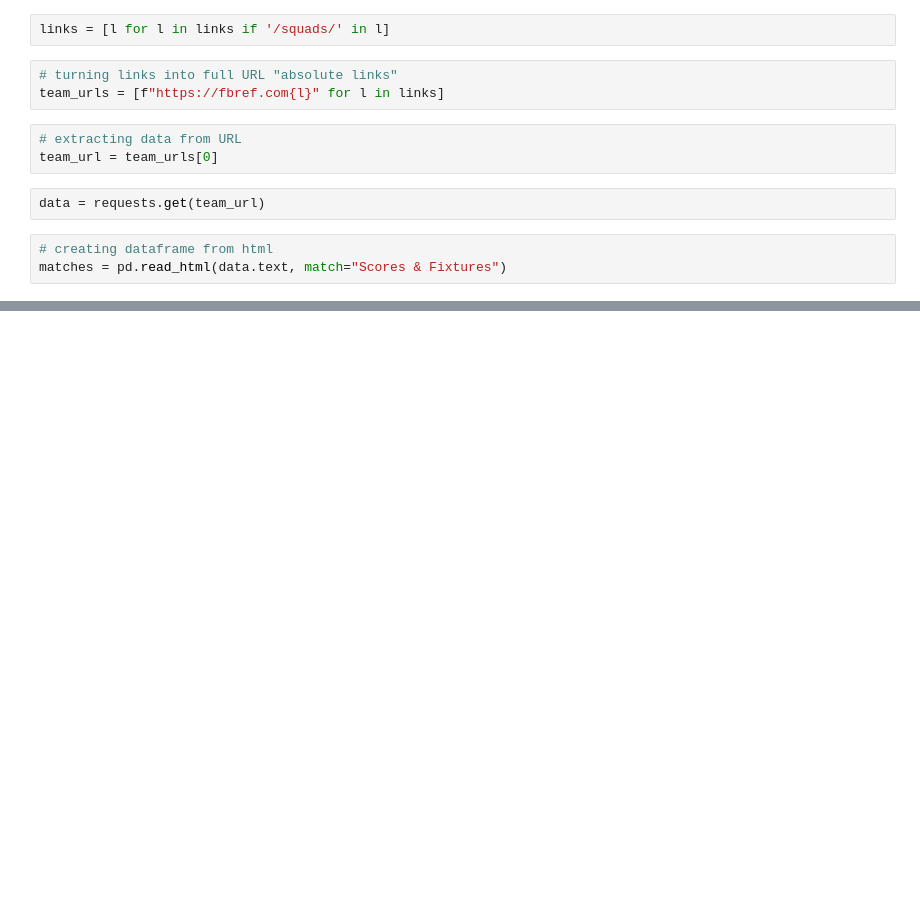
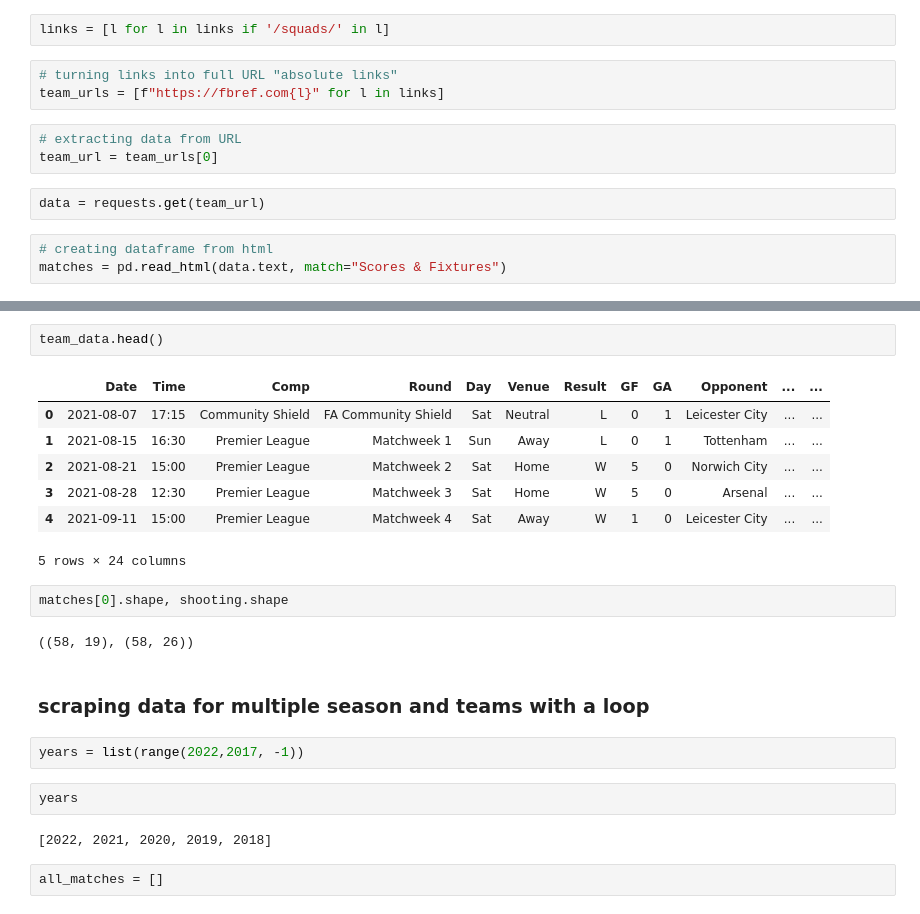
Before and after one commit to maco-data/ML_EPL, a Jupyter notebook: matches.ipynb, the cells around one changed output, grey strips where cells are left out. Cells and saved outputs as stored; diff of their text form; blank space fills up the shorter version.

```diff
--- a/matches.ipynb
+++ b/matches.ipynb
@@ -53,0 +97,24 @@ matches
+# %%
+team_data.head()
+# %% [output]
+|  | Date | Time | Comp | Round | Day | Venue | Result | GF | GA | Opponent | ... | ... |
+| 0 | 2021-08-07 | 17:15 | Community Shield | FA Community Shield | Sat | Neutral | L | 0 | 1 | Leicester City | ... | ... |
+| 1 | 2021-08-15 | 16:30 | Premier League | Matchweek 1 | Sun | Away | L | 0 | 1 | Tottenham | ... | ... |
+| 2 | 2021-08-21 | 15:00 | Premier League | Matchweek 2 | Sat | Home | W | 5 | 0 | Norwich City | ... | ... |
+| 3 | 2021-08-28 | 12:30 | Premier League | Matchweek 3 | Sat | Home | W | 5 | 0 | Arsenal | ... | ... |
+| 4 | 2021-09-11 | 15:00 | Premier League | Matchweek 4 | Sat | Away | W | 1 | 0 | Leicester City | ... | ... |
+5 rows × 24 columns
+# %%
+matches[0].shape, shooting.shape
+# %% [output]
+((58, 19), (58, 26))
+# %% [markdown]
+### scraping data for multiple season and teams with a loop
+# %%
+years = list(range(2022,2017, -1))
+# %%
+years
+# %% [output]
+[2022, 2021, 2020, 2019, 2018]
+# %%
+all_matches = []
```
Also changed, not shown: parts of 21 cells of this notebook.
